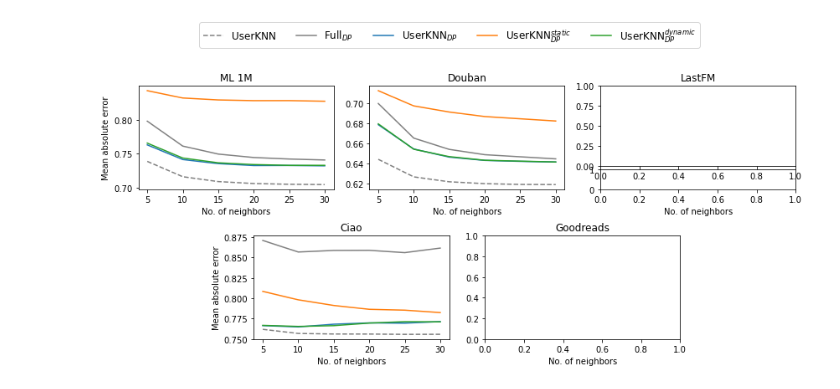
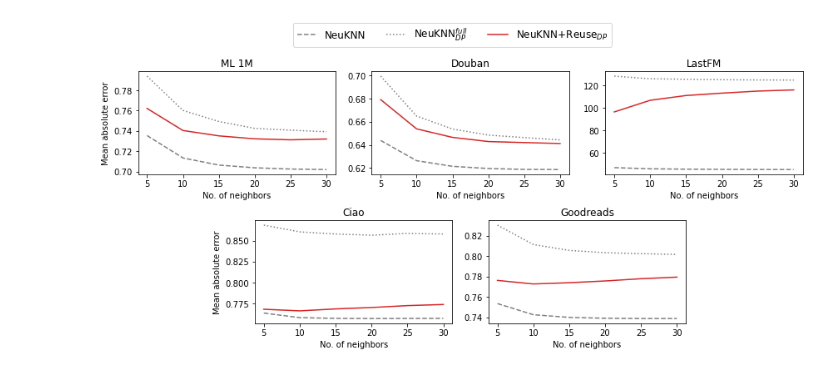
Before and after one commit to pmuellner/ReuseKNN, a Jupyter notebook: results/NeuReuse/Visualization.ipynb, the cells around one changed output. Saved outputs shown, nothing was run; the diff lists cells and outputs as text; code cells hidden in the pictures.

Commit message:
NeuReuse implementation

```diff
--- a/results/NeuReuse/Visualization.ipynb
+++ b/results/NeuReuse/Visualization.ipynb
@@ -16,9 +18,12 @@ def read(NAME):
 
     return {"mean_absolute_error": mean_absolute_error, "privacy_risk": privacy_risk, "fraction_vulnerables": fraction_vulnerables}
 
+ml100k = read("ml-100k")
 ml1m = read("ml-1m")
 douban = read("douban")
+lfm = read("lfm")
 ciao = read("ciao")
+goodreads = read("goodreads")
 # %%
 def print_frac_vulnerables(data, k_idx=1):
     print("UserKNN: %.2f" % (data["UserKNN"][k_idx] * 100))
@@ -66,10 +75,10 @@ UserKNN_Dynamic_DP: 2.37
 # %%
 def plot(ax, data):
     ax.plot(K, data["UserKNN"], color="gray", linestyle="dashed")
-    ax.plot(K, data["Full_DP"], color="gray", linestyle="solid")
-    ax.plot(K, data["UserKNN_DP"], color="C0")
-    ax.plot(K, data["UserKNN_Static_DP"], color="C1")
-    ax.plot(K, data["UserKNN_Dynamic_DP"], color="C2")
+    ax.plot(K, data["Full_DP"], color="gray", linestyle="dotted")
+    #ax.plot(K, data["UserKNN_DP"], color="C0")
+    #ax.plot(K, data["UserKNN_Static_DP"], color="C1")
+    ax.plot(K, data["UserKNN_Dynamic_DP"], color="C3")
 
 fig = plt.figure(figsize=(12, 6))
 ax1 = plt.subplot2grid(shape=(2,6), loc=(0,0), colspan=2, fig=fig)
@@ -78,61 +87,45 @@ ax3 = plt.subplot2grid((2,6), (0,4), colspan=2, fig=fig)
 ax4 = plt.subplot2grid((2,6), (1,1), colspan=2, fig=fig)
 ax5 = plt.subplot2grid((2,6), (1,3), colspan=2, fig=fig)
 axes = [ax1, ax2, ax3, ax4, ax5]
 
 plot(axes[0], ml1m["mean_absolute_error"])
 plot(axes[1], douban["mean_absolute_error"])
+plot(axes[2], lfm["mean_absolute_error"])
 plot(axes[3], ciao["mean_absolute_error"])
-#plot(axes[4], goodreads_dp["mae"], K=goodreads_dp["K"])
-
-ax = axes[2]
-divider = make_axes_locatable(ax)
-ax_top = divider.new_vertical(size="400%", pad=0.05)
-fig.add_axes(ax_top)
-"""ax_top.plot(lfm_dp["K"], lfm_dp["mae"]["userknn_full"], color="gray", linestyle="solid", alpha=1)
-ax_top.plot(lfm_dp["K"], lfm_dp["mae"]["userknn"], color="C0", linestyle="dashed", alpha=1)
-ax_top.plot(lfm_dp["K"], lfm_dp["mae"]["expect"], color="C1", linestyle="dashed", alpha=1)
-ax_top.plot(lfm_dp["K"], lfm_dp["mae"]["gain"], color="C2", linestyle="dashed", alpha=1)
-ax_top.plot(lfm_dp["K"], lfm_dp["mae"]["userknn_reuse"], color="C0", linestyle="solid")
-ax_top.plot(lfm_dp["K"], lfm_dp["mae"]["expect_reuse"], color="C1", linestyle="solid")
-ax_top.plot(lfm_dp["K"], lfm_dp["mae"]["gain_reuse"], color="C2", linestyle="solid")
-ax.plot(lfm_dp["K"], lfm_dp["mae"]["userknn_no"], color="gray", linestyle="dashed", alpha=1)
-ax.spines['top'].set_visible(False)
-ax.set_ylim(44.2, 52)
-ax_top.set_ylim(105.5, 134.5)
-ax_top.tick_params(bottom=False, labelbottom=False)
-ax_top.spines['bottom'].set_visible(False)
-d = .5
-kwargs = dict(marker=[(-1, -d), (1, d)], markersize=10, linestyle="none", color='k', mec='k', mew=1, clip_on=False)
-ax_top.plot([0, 1], [0, 0], transform=ax_top.transAxes, **kwargs)
-ax.plot([0, 1], [1, 1], transform=ax.transAxes, **kwargs)"""
+plot(axes[4], goodreads["mean_absolute_error"])
 
 axes[0].set_ylabel("Mean absolute error")
 axes[3].set_ylabel("Mean absolute error")
 
 axes[0].set_xlabel("No. of neighbors")
 axes[1].set_xlabel("No. of neighbors")
 axes[2].set_xlabel("No. of neighbors")
 axes[3].set_xlabel("No. of neighbors")
 axes[4].set_xlabel("No. of neighbors")
 axes[0].set_title("ML 1M")
 axes[1].set_title("Douban")
-ax_top.set_title("LastFM")
+axes[2].set_title("LastFM")
 axes[3].set_title("Ciao")
 axes[4].set_title("Goodreads")
 
-lines = [Line2D([0], [0], color="gray", linestyle="dashed")] # UserKNN
+"""lines = [Line2D([0], [0], color="gray", linestyle="dashed")] # UserKNN
 lines.append(Line2D([0], [0], color="gray", linestyle='solid')) # FullDP
 lines.append(Line2D([0], [0], color="C0")) # UserKNN_DP
 lines.append(Line2D([0], [0], color="C1")) # UserKNN_Static_DP
 lines.append(Line2D([0], [0], color="C2")) # UserKNN_Dynamic_DP
-labels = ["UserKNN", r"Full$_{DP}$", r"UserKNN$_{DP}$", r"UserKNN$^{static}_{DP}$", r"UserKNN$^{dynamic}_{DP}$"]
+labels = ["UserKNN", r"Full$_{DP}$", r"UserKNN$_{DP}$", r"UserKNN$^{static}_{DP}$", r"UserKNN$^{dynamic}_{DP}$"]"""
 
-fig.legend(lines, labels, ncol=5, loc='upper center', bbox_to_anchor=(0.5, .99), fontsize="large")
+lines = [Line2D([0], [0], color="gray", linestyle="dashed")] # UserKNN
+lines.append(Line2D([0], [0], color="gray", linestyle='dotted')) # FullDP
+lines.append(Line2D([0], [0], color="C3")) # UserKNN_Dynamic_DP
+labels = ["NeuKNN", r"NeuKNN$^{full}_{DP}$", r"NeuKNN+Reuse$_{DP}$"]
+
+fig.legend(lines, labels, ncol=5, loc='upper center', bbox_to_anchor=(0.5, .95), fontsize="large")
 fig.tight_layout()
 fig.subplots_adjust(top=.8, bottom=0.1, hspace=0.45, wspace=0.45)
 fig.align_ylabels(axes)
 # %% [output]
-[figure, old version]
+[figure, new version]
 # %%
 def plot(ax, data):
     def split_axis(ax):
```
Also changed, not shown: parts of 11 cells of this notebook, 2 other files.
